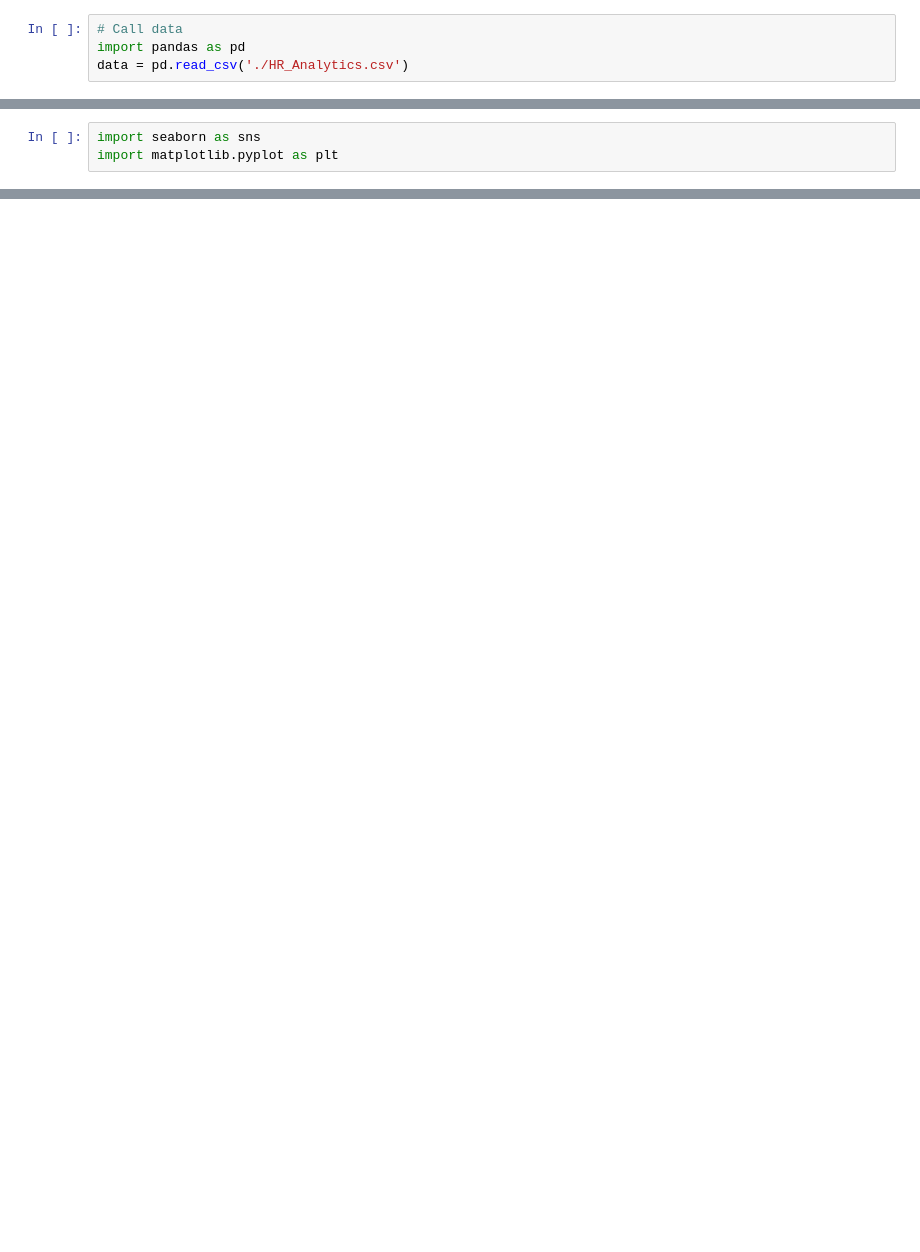
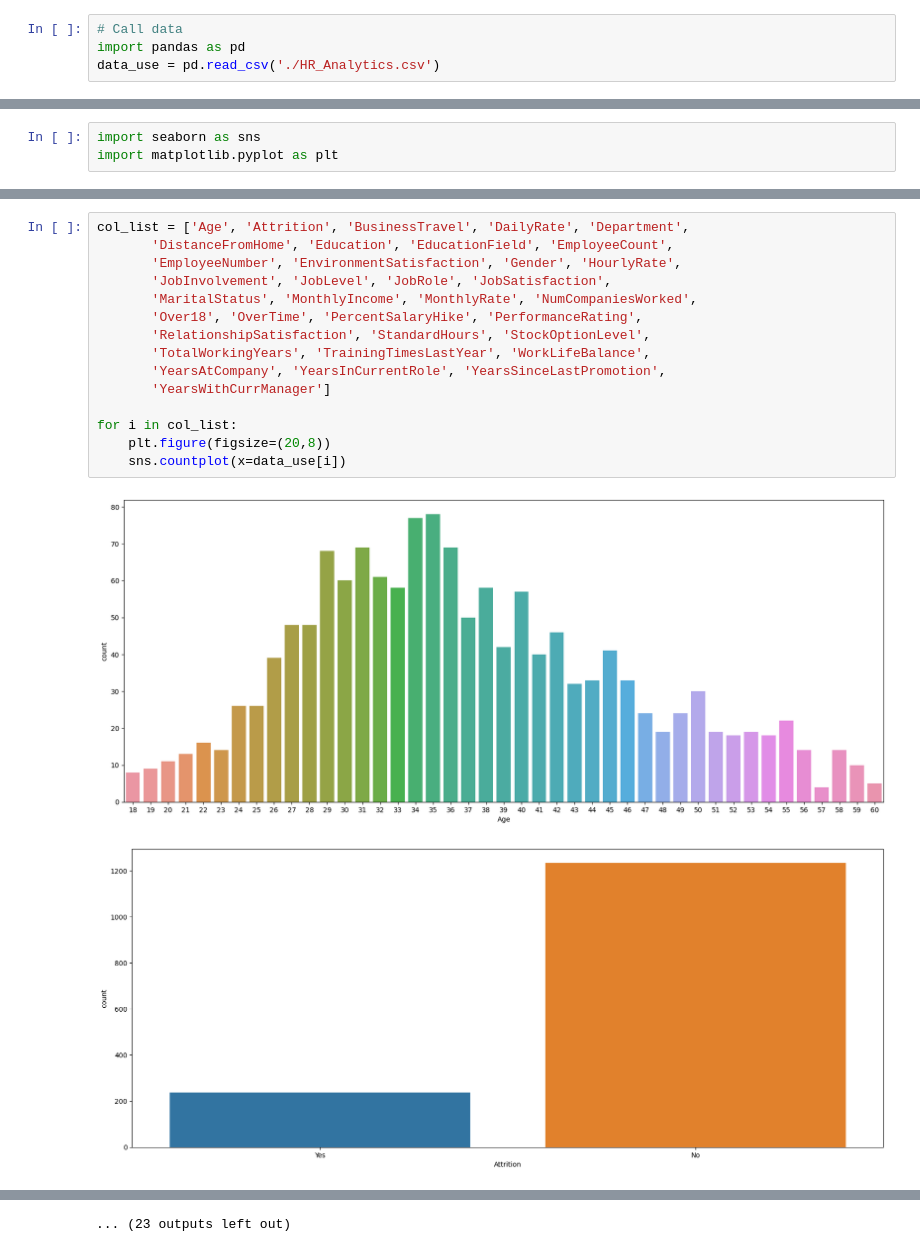
Before and after one commit to GUuu9/Kaggle_Data_Analysis-Employee-Attrition-and-Factors, a Jupyter notebook: Employee_Attrition_and_Factors.ipynb, the cells around one changed output, grey strips where cells are left out. Cells and saved outputs as stored; diff of their text form; blank space fills up the shorter version.

```diff
--- a/Employee_Attrition_and_Factors.ipynb
+++ b/Employee_Attrition_and_Factors.ipynb
@@ -13,5 +13,5 @@ This dataset offers a comprehensive and varied analysis of an organization's emp
 # %%
 # Call data
 import pandas as pd
-data = pd.read_csv('./HR_Analytics.csv')
+data_use = pd.read_csv('./HR_Analytics.csv')
 # %%
@@ -141,0 +146,18 @@ sns.countplot(x=data["HourlyRate"])
+# %%
+col_list = ['Age', 'Attrition', 'BusinessTravel', 'DailyRate', 'Department',
+       'DistanceFromHome', 'Education', 'EducationField', 'EmployeeCount',
+       'EmployeeNumber', 'EnvironmentSatisfaction', 'Gender', 'HourlyRate',
+       'JobInvolvement', 'JobLevel', 'JobRole', 'JobSatisfaction',
+       'MaritalStatus', 'MonthlyIncome', 'MonthlyRate', 'NumCompaniesWorked',
+       'Over18', 'OverTime', 'PercentSalaryHike', 'PerformanceRating',
+       'RelationshipSatisfaction', 'StandardHours', 'StockOptionLevel',
+       'TotalWorkingYears', 'TrainingTimesLastYear', 'WorkLifeBalance',
+       'YearsAtCompany', 'YearsInCurrentRole', 'YearsSinceLastPromotion',
+       'YearsWithCurrManager']
+
+for i in col_list:
+    plt.figure(figsize=(20,8))
+    sns.countplot(x=data_use[i])
+# %% [output]
+[figure, added]
+[figure, added]
@@ -141,0 +174 @@ sns.countplot(x=data["HourlyRate"])
+... (23 outputs left out)
```
Also changed, not shown: parts of 27 cells of this notebook.
